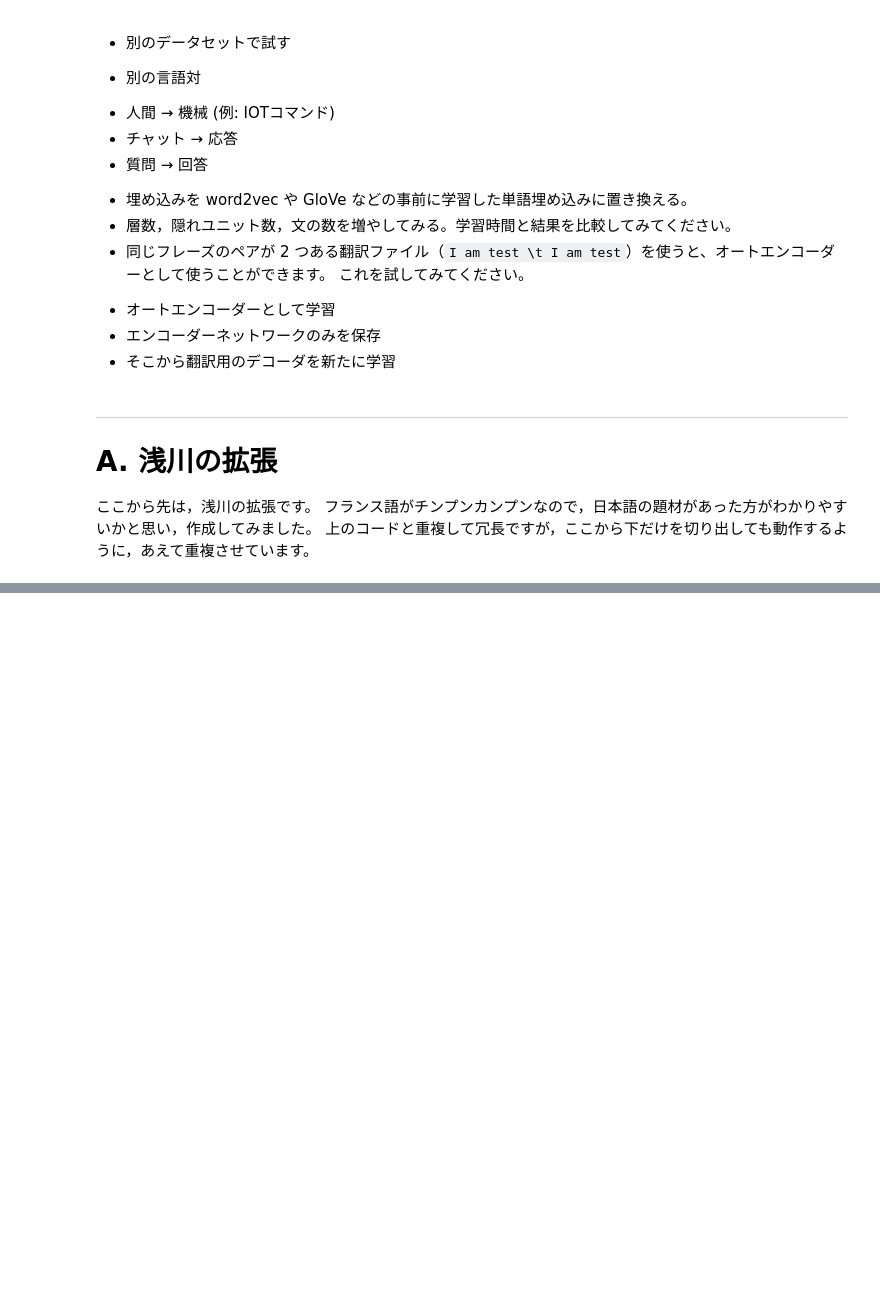
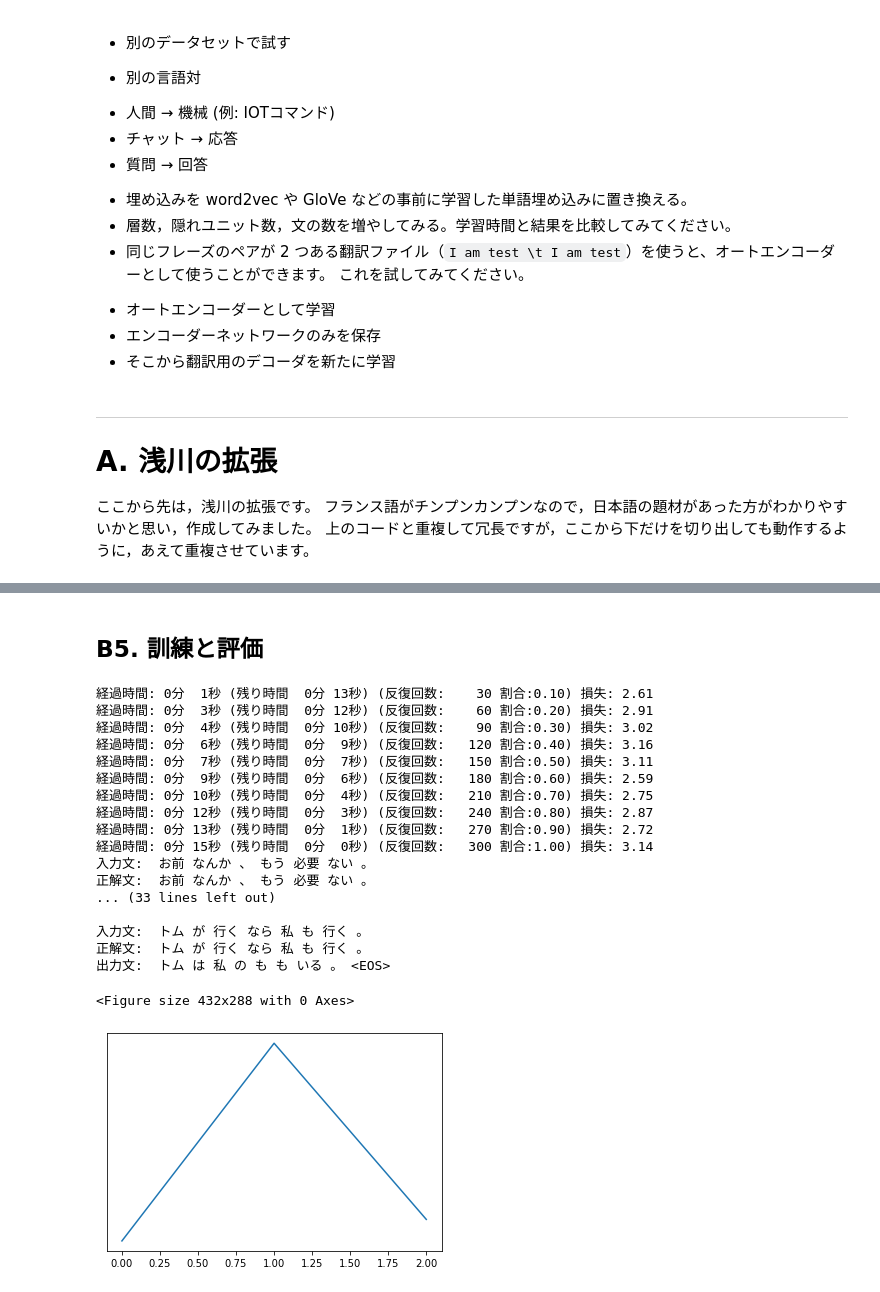
Before and after one commit to project-ccap/project-ccap.github.io, a Jupyter notebook: 2022notebooks/2022_0117ccap_seq2seq_translation_tutorial.ipynb, the cells around one changed output, grey strips where cells are left out. Cells and saved outputs as stored; diff of their text form; code cells hidden in the pictures; blank space fills up the shorter version.

```diff
--- a/2022notebooks/2022_0117ccap_seq2seq_translation_tutorial.ipynb
+++ b/2022notebooks/2022_0117ccap_seq2seq_translation_tutorial.ipynb
@@ -1340,0 +1572,15 @@ evaluateAndShowAttention("注意 に 注意 し な さ い 。")
+# %%
+def indexesFromSentence(lang, sentence):
+    return [lang.word2index[word] for word in sentence.split(' ')]
+
+
+def tensorFromSentence(lang, sentence):
+    indexes = indexesFromSentence(lang, sentence)
+    indexes.append(EOS_token)
+    return torch.tensor(indexes, dtype=torch.long, device=device).view(-1, 1)
+
+
+def tensorsFromPair(pair):
+    input_tensor = tensorFromSentence(input_lang, pair[0])
+    target_tensor = tensorFromSentence(output_lang, pair[1])
+    return (input_tensor, target_tensor)
@@ -1340,0 +1750,47 @@ evaluateAndShowAttention("注意 に 注意 し な さ い 。")
+# %%
+def evaluateRandomly(encoder, decoder, n=10):
+    for i in range(n):
+        pair = random.choice(pairs)
+        print('入力文: ', pair[0])
+        print('正解文: ', pair[1])
+        output_words, attentions = evaluate(encoder, decoder, pair[0])
+        output_sentence = ' '.join(output_words)
+        print('出力文: ', output_sentence)
+        print('')
+# %% [markdown]
+## B5. 訓練と評価
+# %%
+%%time
+hidden_size = 256
+encoder1 = EncoderRNN(input_lang.n_words, hidden_size).to(device)
+attn_decoder1 = AttnDecoderRNN(hidden_size, output_lang.n_words, dropout_p=0.1).to(device)
+
+#trainIters(encoder1, attn_decoder1, 3250, print_every=250)
+trainIters(encoder1, attn_decoder1, 7500, print_every=1000)
+#trainIters(encoder1, attn_decoder1, 75000, print_every=5000)
+# %%
+# 訓練が足りなかったら，あるいは，じゅう文に学習した結果を見たければこのセルを実行してください
+trainIters(encoder1, attn_decoder1, 75000, print_every=5000)
+# %%
+trainIters(encoder1, attn_decoder1, 300, print_every=30)
+evaluateRandomly(encoder1, attn_decoder1)
+# %% [output]
+経過時間: 0分  1秒 (残り時間  0分 13秒) (反復回数:    30 割合:0.10) 損失: 2.61
+経過時間: 0分  3秒 (残り時間  0分 12秒) (反復回数:    60 割合:0.20) 損失: 2.91
+経過時間: 0分  4秒 (残り時間  0分 10秒) (反復回数:    90 割合:0.30) 損失: 3.02
+経過時間: 0分  6秒 (残り時間  0分  9秒) (反復回数:   120 割合:0.40) 損失: 3.16
+経過時間: 0分  7秒 (残り時間  0分  7秒) (反復回数:   150 割合:0.50) 損失: 3.11
+経過時間: 0分  9秒 (残り時間  0分  6秒) (反復回数:   180 割合:0.60) 損失: 2.59
+経過時間: 0分 10秒 (残り時間  0分  4秒) (反復回数:   210 割合:0.70) 損失: 2.75
+経過時間: 0分 12秒 (残り時間  0分  3秒) (反復回数:   240 割合:0.80) 損失: 2.87
+経過時間: 0分 13秒 (残り時間  0分  1秒) (反復回数:   270 割合:0.90) 損失: 2.72
+経過時間: 0分 15秒 (残り時間  0分  0秒) (反復回数:   300 割合:1.00) 損失: 3.14
+入力文:  お前 なんか 、 もう 必要 ない 。
+正解文:  お前 なんか 、 もう 必要 ない 。
+... (33 lines left out)
+
+入力文:  トム が 行く なら 私 も 行く 。
+正解文:  トム が 行く なら 私 も 行く 。
+出力文:  トム は 私 の も も いる 。 <EOS>
+<Figure size 432x288 with 0 Axes>
+[figure, added]
```
Also changed, not shown: parts of 50 cells of this notebook.
